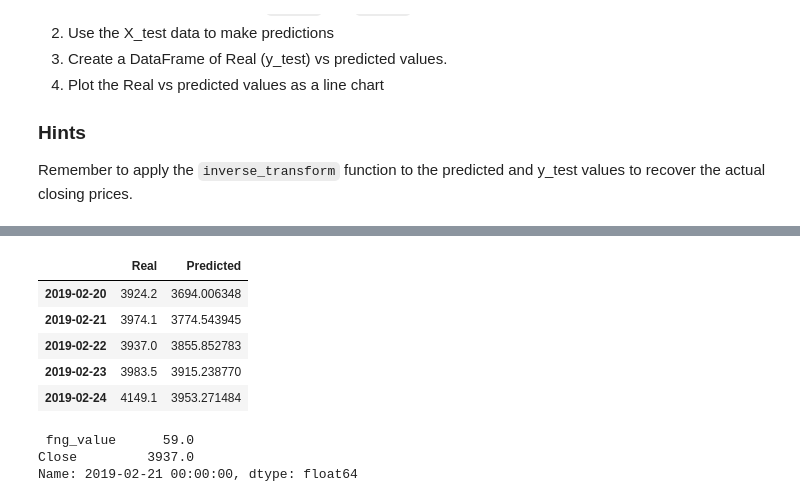
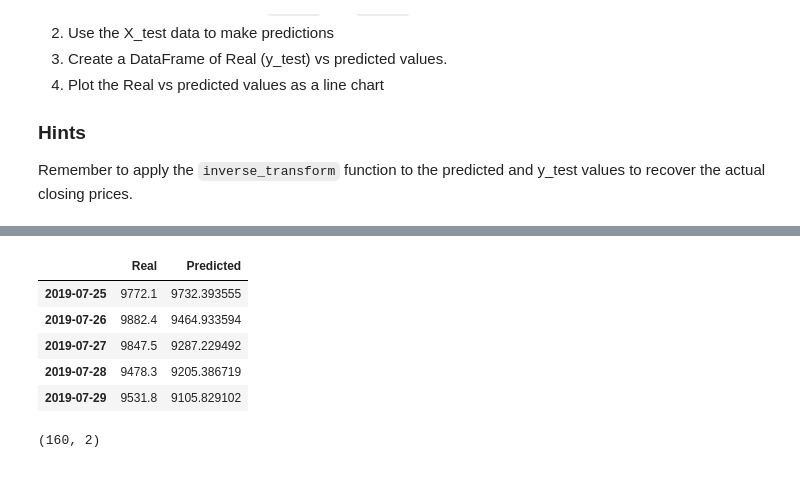
Before and after one commit to satheeshnarasimman/14_cryptocurrency_price_prediction_deep_learning, a Jupyter notebook: lstm_stock_predictor_closing.ipynb, the cells around one changed output, grey strips where cells are left out. Cells and saved outputs as stored; diff of their text form; code cells hidden in the pictures.

```diff
--- a/lstm_stock_predictor_closing.ipynb
+++ b/lstm_stock_predictor_closing.ipynb
@@ -348,26 +384,24 @@ real_prices = scaler.inverse_transform(y_test_scaled.reshape(-1, 1))
 # %%
 # Create a DataFrame of Real and Predicted values
 real_predicted = pd.DataFrame(
     {
     "Real": real_prices.ravel(),
     "Predicted": predicted_prices.ravel()
     },
     index = df.index[-len(real_prices): ] ##### WHY NEGATIVE
 )
 
-real_predicted.head()
+real_predicted.tail()
 # %% [output]
 |  | Real | Predicted |
-| 2019-02-20 | 3924.2 | 3694.006348 |
-| 2019-02-21 | 3974.1 | 3774.543945 |
-| 2019-02-22 | 3937.0 | 3855.852783 |
-| 2019-02-23 | 3983.5 | 3915.238770 |
-| 2019-02-24 | 4149.1 | 3953.271484 |
+| 2019-07-25 | 9772.1 | 9732.393555 |
+| 2019-07-26 | 9882.4 | 9464.933594 |
+| 2019-07-27 | 9847.5 | 9287.229492 |
+| 2019-07-28 | 9478.3 | 9205.386719 |
+| 2019-07-29 | 9531.8 | 9105.829102 |
-# %%
-df.loc['2019-02-21']
-# %% [output]
- fng_value      59.0
-Close         3937.0
-Name: 2019-02-21 00:00:00, dtype: float64
+# %%
+real_predicted.shape
+# %% [output]
+(160, 2)
 # %%
 # Plot the real vs predicted values as a line chart
```
Also changed, not shown: parts of 8 cells of this notebook.
